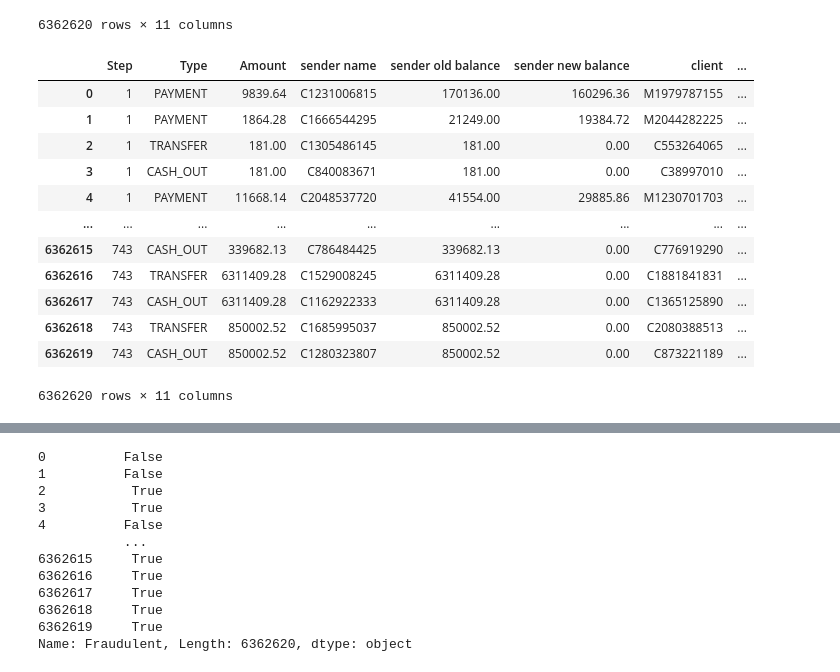
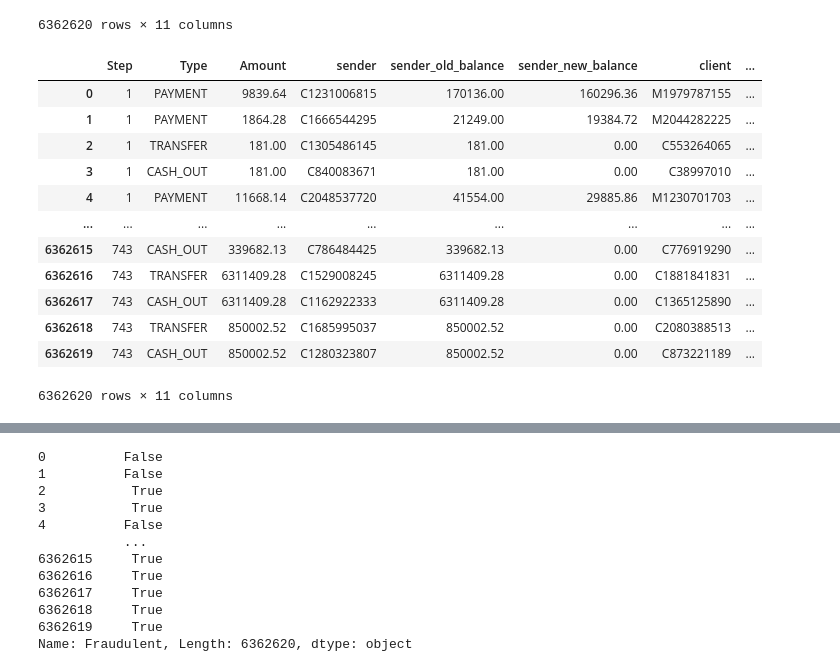
Before and after one commit to arfizato/fraud, a Jupyter notebook: Fraudboy.ipynb, the cells around one changed output, grey strips where cells are left out. Saved outputs shown, nothing was run; the diff lists cells and outputs as text; code cells hidden in the pictures.

```diff
--- a/Fraudboy.ipynb
+++ b/Fraudboy.ipynb
@@ -24,20 +24,20 @@ df
 # %%
 df.rename(columns={
     'step':'Step',
     'type':'Type',
     'amount':'Amount',
-    'nameOrig':'sender name',
-    'oldbalanceOrg': 'sender old balance',
-    'newbalanceOrig': 'sender new balance',
+    'nameOrig':'sender',
+    'oldbalanceOrg': 'sender_old_balance',
+    'newbalanceOrig': 'sender_new_balance',
     'nameDest':'client',
-    'oldbalanceDest': 'client old balance',
-    'newbalanceDest': 'client new balance',
+    'oldbalanceDest': 'client_old_balance',
+    'newbalanceDest': 'client_new_balance',
     'isFraud':'Fraudulent',
-    'isFlaggedFraud':'Flagged as Fraudulent'
+    'isFlaggedFraud':'Flagged'
 }, inplace= True)
 df
 # %% [output]
-|  | Step | Type | Amount | sender name | sender old balance | sender new balance | client | ... |
+|  | Step | Type | Amount | sender | sender_old_balance | sender_new_balance | client | ... |
 | 0 | 1 | PAYMENT | 9839.64 | C1231006815 | 170136.00 | 160296.36 | M1979787155 | ... |
 | 1 | 1 | PAYMENT | 1864.28 | C1666544295 | 21249.00 | 19384.72 | M2044282225 | ... |
 | 2 | 1 | TRANSFER | 181.00 | C1305486145 | 181.00 | 0.00 | C553264065 | ... |
```
Also changed, not shown: parts of 45 cells of this notebook.
